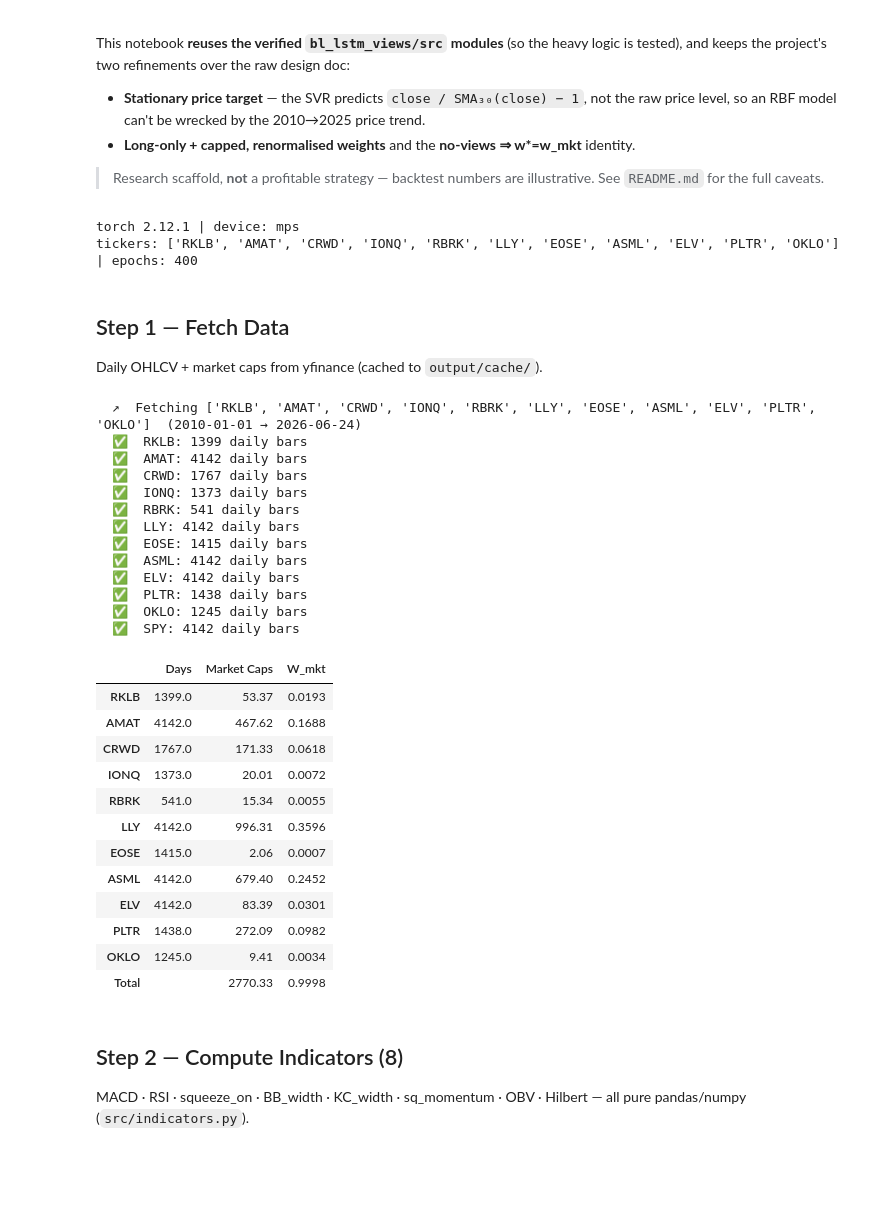
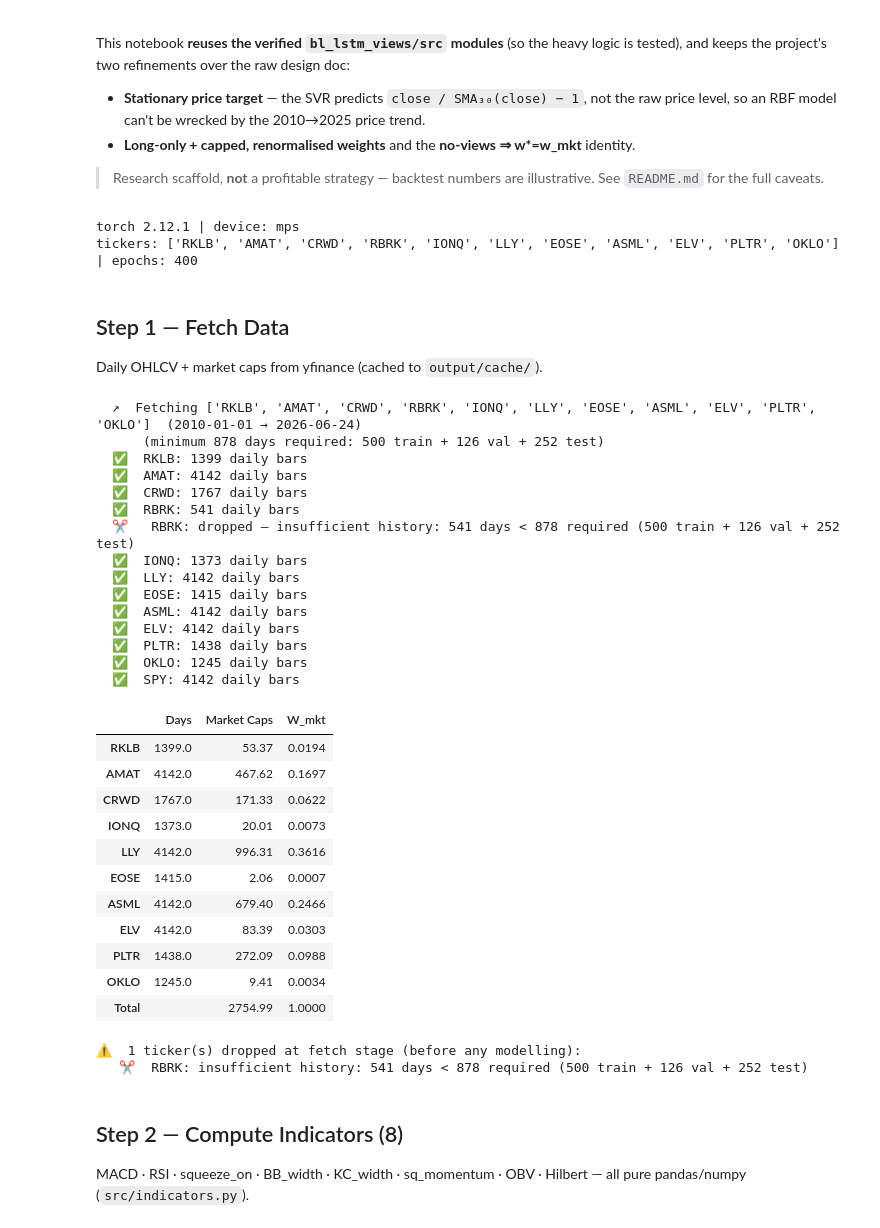
Before and after one commit to Josh-Bear/Quantitative-modeler, a Jupyter notebook: bl_lstm_views/BL_LSTM_Portfolio.ipynb, the cells around one changed output. Cells and saved outputs as stored; diff of their text form; code cells hidden in the pictures; blank space fills up the shorter version.

```diff
--- a/bl_lstm_views/BL_LSTM_Portfolio.ipynb
+++ b/bl_lstm_views/BL_LSTM_Portfolio.ipynb
@@ -38,7 +38,7 @@ from src.svr_model import train_close_svr, predict_price, train_fit_mse
 from src.views import compose_view, assemble_package, write_views_json
 from src.backtest import run_backtest
 
-TICKERS    = ["RKLB","AMAT", "CRWD", "IONQ", "RBRK", "LLY", "EOSE", "ASML", "ELV", "PLTR", "OKLO"]
+TICKERS    = ["RKLB","AMAT", "CRWD", "RBRK", "IONQ", "LLY", "EOSE", "ASML", "ELV", "PLTR", "OKLO"]
 EPOCHS     = 400
 MIN_WEIGHT = 0.01
 MAX_WEIGHT = 0.40
@@ -49,51 +49,62 @@ print("torch", torch.__version__, "| device:", device.type)
 print("tickers:", TICKERS, "| epochs:", EPOCHS)
 # %% [output]
 torch 2.12.1 | device: mps
-tickers: ['RKLB', 'AMAT', 'CRWD', 'IONQ', 'RBRK', 'LLY', 'EOSE', 'ASML', 'ELV', 'PLTR', 'OKLO'] | epochs: 400
+tickers: ['RKLB', 'AMAT', 'CRWD', 'RBRK', 'IONQ', 'LLY', 'EOSE', 'ASML', 'ELV', 'PLTR', 'OKLO'] | epochs: 400
 # %% [markdown]
 ## Step 1 — Fetch Data
 Daily OHLCV + market caps from yfinance (cached to `output/cache/`).
 # %%
 data   = fetch_data.fetch(TICKERS)
 prices = data["prices"]
 caps   = data["market_caps"]
 bench  = fetch_data.download_prices(C.BENCHMARK, C.DATA_START, C.DATA_END)
 bench_close = bench["close"] if bench is not None else None
 
+# ── summary table ────────────────────────────────────────────────────────
 df_summary = pd.DataFrame({t: {"Days": len(df), "Market Caps": round(caps.get(t, 0) / 1e9, 2)}
                            for t, df in prices.items()}).T
 
 total_caps = df_summary["Market Caps"].sum()
 df_summary["W_mkt"] = round(df_summary["Market Caps"] / total_caps, 4)
 df_summary.loc["Total"] = ["", total_caps, df_summary["W_mkt"].sum()]
-df_summary
+display(df_summary)
+
+# ── skipped at fetch stage (insufficient history or download failure) ────
+skipped = dict(data["errors"])  # carried through to final summary cell
+if skipped:
+    print(f"\n⚠️  {len(skipped)} ticker(s) dropped at fetch stage (before any modelling):")
+    for t, reason in sorted(skipped.items()):
+        print(f"   ✂️  {t}: {reason}")
 # %% [output]
-  ↗  Fetching ['RKLB', 'AMAT', 'CRWD', 'IONQ', 'RBRK', 'LLY', 'EOSE', 'ASML', 'ELV', 'PLTR', 'OKLO']  (2010-01-01 → 2026-06-24)
+  ↗  Fetching ['RKLB', 'AMAT', 'CRWD', 'RBRK', 'IONQ', 'LLY', 'EOSE', 'ASML', 'ELV', 'PLTR', 'OKLO']  (2010-01-01 → 2026-06-24)
+      (minimum 878 days required: 500 train + 126 val + 252 test)
   ✅  RKLB: 1399 daily bars
   ✅  AMAT: 4142 daily bars
   ✅  CRWD: 1767 daily bars
+  ✅  RBRK: 541 daily bars
+  ✂️   RBRK: dropped — insufficient history: 541 days < 878 required (500 train + 126 val + 252 test)
   ✅  IONQ: 1373 daily bars
-  ✅  RBRK: 541 daily bars
   ✅  LLY: 4142 daily bars
   ✅  EOSE: 1415 daily bars
   ✅  ASML: 4142 daily bars
   ✅  ELV: 4142 daily bars
   ✅  PLTR: 1438 daily bars
   ✅  OKLO: 1245 daily bars
   ✅  SPY: 4142 daily bars
 |  | Days | Market Caps | W_mkt |
-| RKLB | 1399.0 | 53.37 | 0.0193 |
-| AMAT | 4142.0 | 467.62 | 0.1688 |
-| CRWD | 1767.0 | 171.33 | 0.0618 |
-| IONQ | 1373.0 | 20.01 | 0.0072 |
-| RBRK | 541.0 | 15.34 | 0.0055 |
-| LLY | 4142.0 | 996.31 | 0.3596 |
+| RKLB | 1399.0 | 53.37 | 0.0194 |
+| AMAT | 4142.0 | 467.62 | 0.1697 |
+| CRWD | 1767.0 | 171.33 | 0.0622 |
+| IONQ | 1373.0 | 20.01 | 0.0073 |
+| LLY | 4142.0 | 996.31 | 0.3616 |
 | EOSE | 1415.0 | 2.06 | 0.0007 |
-| ASML | 4142.0 | 679.40 | 0.2452 |
-| ELV | 4142.0 | 83.39 | 0.0301 |
-| PLTR | 1438.0 | 272.09 | 0.0982 |
+| ASML | 4142.0 | 679.40 | 0.2466 |
+| ELV | 4142.0 | 83.39 | 0.0303 |
+| PLTR | 1438.0 | 272.09 | 0.0988 |
 | OKLO | 1245.0 | 9.41 | 0.0034 |
-| Total |  | 2770.33 | 0.9998 |
+| Total |  | 2754.99 | 1.0000 |
+⚠️  1 ticker(s) dropped at fetch stage (before any modelling):
+   ✂️  RBRK: insufficient history: 541 days < 878 required (500 train + 126 val + 252 test)
 # %% [markdown]
 ## Step 2 — Compute Indicators (8)
 MACD · RSI · squeeze_on · BB_width · KC_width · sq_momentum · OBV · Hilbert — all pure pandas/numpy (`src/indicators.py`).
```
Also changed, not shown: parts of 8 cells of this notebook, 6 other files.
